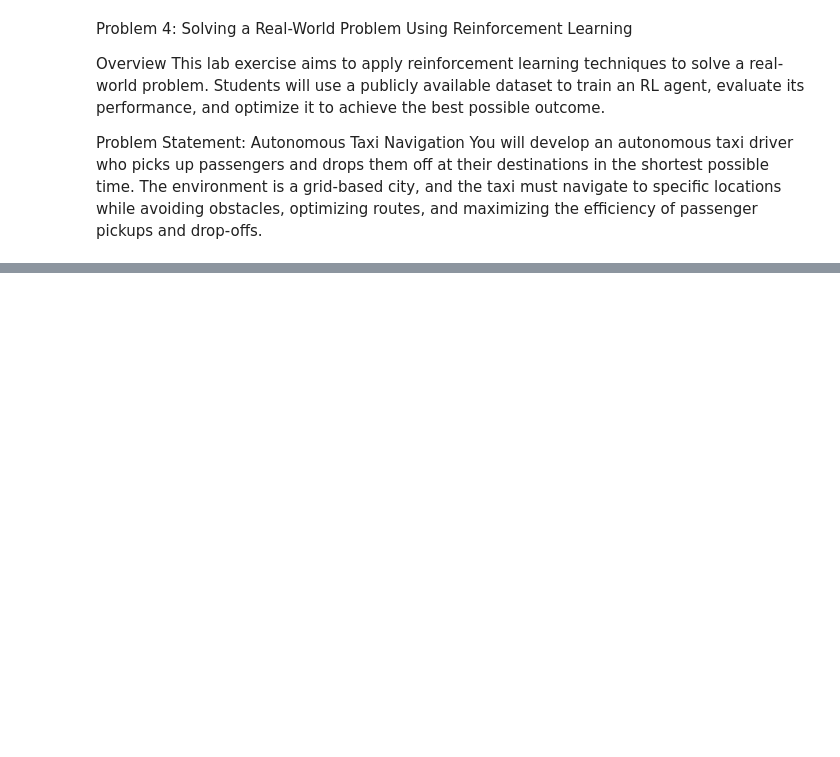
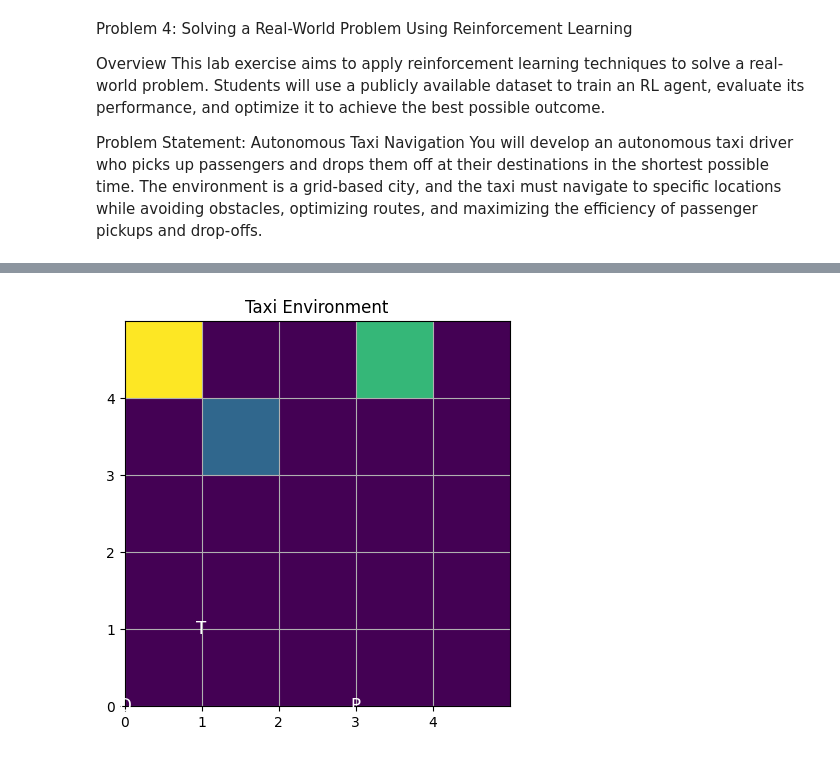
Before and after one commit to Harithelamin/ACIT4610-24H-G13, a Jupyter notebook: task-4.ipynb, the cells around one changed output, grey strips where cells are left out. Cells and saved outputs as stored; diff of their text form; code cells hidden in the pictures; blank space fills up the shorter version.

```diff
--- a/task-4.ipynb
+++ b/task-4.ipynb
@@ -296,0 +130,91 @@ Complete
+# %%
+import gymnasium as gym
+import matplotlib.pyplot as plt
+import numpy as np
+import time
+
+# Create the Taxi environment
+env = gym.make('Taxi-v3')
+
+# Function to decode the state from integer representation
+def decode_state(state):
+    # The Taxi environment is a 5x5 grid, with 4 possible locations for passengers (0-4)
+    # and 4 possible locations for the destination (0-4).
+    # Total state space: 5x5x5x5x4 = 500 states.
+
+    grid_size = 5
+    passenger_positions = 4
+    destination_positions = 4
+
+    # Decode the state (state is a single integer)
+    taxi_pos = state % (grid_size * grid_size)  # Taxi's position (0-24)
+    passenger_idx = (state // (grid_size * grid_size)) % passenger_positions  # Passenger's location (0-4)
+    destination_idx = (state // (grid_size * grid_size * passenger_positions)) % destination_positions  # Destination's location (0-4)
+
+    taxi_row, taxi_col = divmod(taxi_pos, grid_size)  # Taxi's row and column
+    passenger_pos = passenger_idx  # Passenger's position (integer representation)
+    destination_pos = destination_idx  # Destination's position (integer representation)
+
+    return taxi_row, taxi_col, passenger_pos, destination_pos
+
+# Function to render the environment as a plot
+def render_grid(state):
+    grid_size = 5
+    taxi_row, taxi_col, passenger_pos, destination_pos = decode_state(state)
+
+    # Create a 5x5 grid
+    grid = np.zeros((grid_size, grid_size))
+
+    # Mark taxi, passenger, and destination positions
+    grid[taxi_row, taxi_col] = 1  # Taxi's position (1)
+    grid[passenger_pos // grid_size, passenger_pos % grid_size] = 2  # Passenger's position (2)
+    grid[destination_pos // grid_size, destination_pos % grid_size] = 3  # Destination's position (3)
+
+    # Create the plot
+    plt.figure(figsize=(5, 5))
+    plt.imshow(grid, cmap="viridis", origin="upper", extent=(0, grid_size, 0, grid_size))
+
+    # Grid labels and settings
+    plt.grid(True)
+    plt.xticks(range(5))
+    plt.yticks(range(5))
+
+    # Add text labels for taxi (T), passenger (P), and destination (D)
+    plt.text(taxi_col, taxi_row, "T", ha='center', va='center', fontsize=12, color='white')
+    plt.text(passenger_pos % grid_size, passenger_pos // grid_size, "P", ha='center', va='center', fontsize=12, color='white')
+    plt.text(destination_pos % grid_size, destination_pos // grid_size, "D", ha='center', va='center', fontsize=12, color='white')
+
+    plt.title("Taxi Environment")
+    plt.show()
+
+# Reset the environment and start an episode
+state, info = env.reset()  # This will return state as an integer and info as a dictionary
+done = False
+total_reward = 0
+moves = 0  # To keep track of the number of moves
+
+# Interact with the environment by taking random actions
+while not done and moves < 3:  # Limit to 3 moves
+    # Render the environment
+    render_grid(state)
+
+    # Take a random action
+    action = env.action_space.sample()  # Random action
+    next_state, reward, done, truncated, info = env.step(action)  # Step the environment
+
+    # Accumulate reward
+    total_reward += reward
+
+    # Update the state
+    state = next_state
+
+    # Increment move counter
+    moves += 1
+
+    # Pause to create animation effect
+    time.sleep(1)
+
+# Print the total reward after the episode ends
+print(f"Total reward after {moves} moves: {total_reward}")
+# %% [output]
+[figure, added]
```
Also changed, not shown: parts of 23 cells of this notebook, 23 other files.
